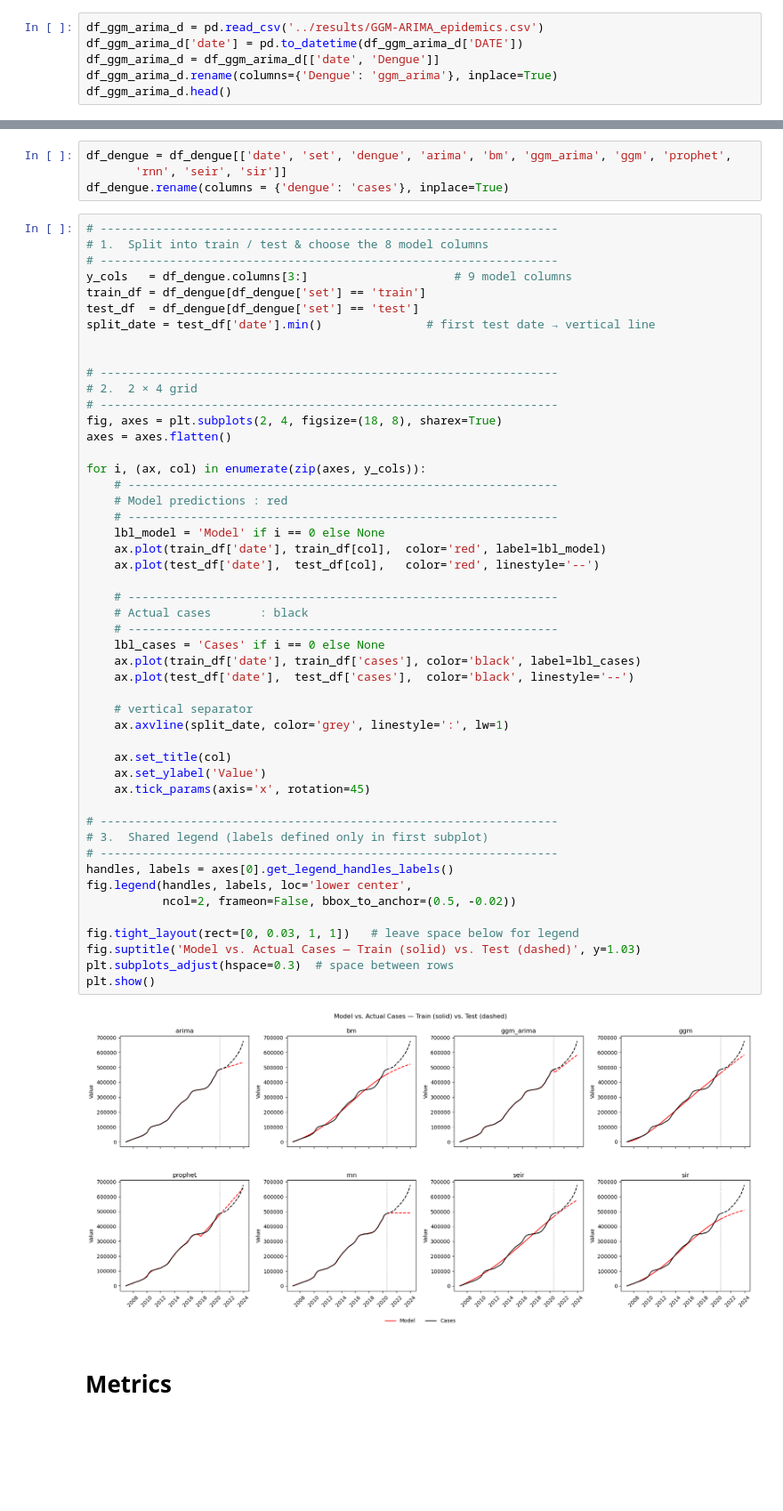
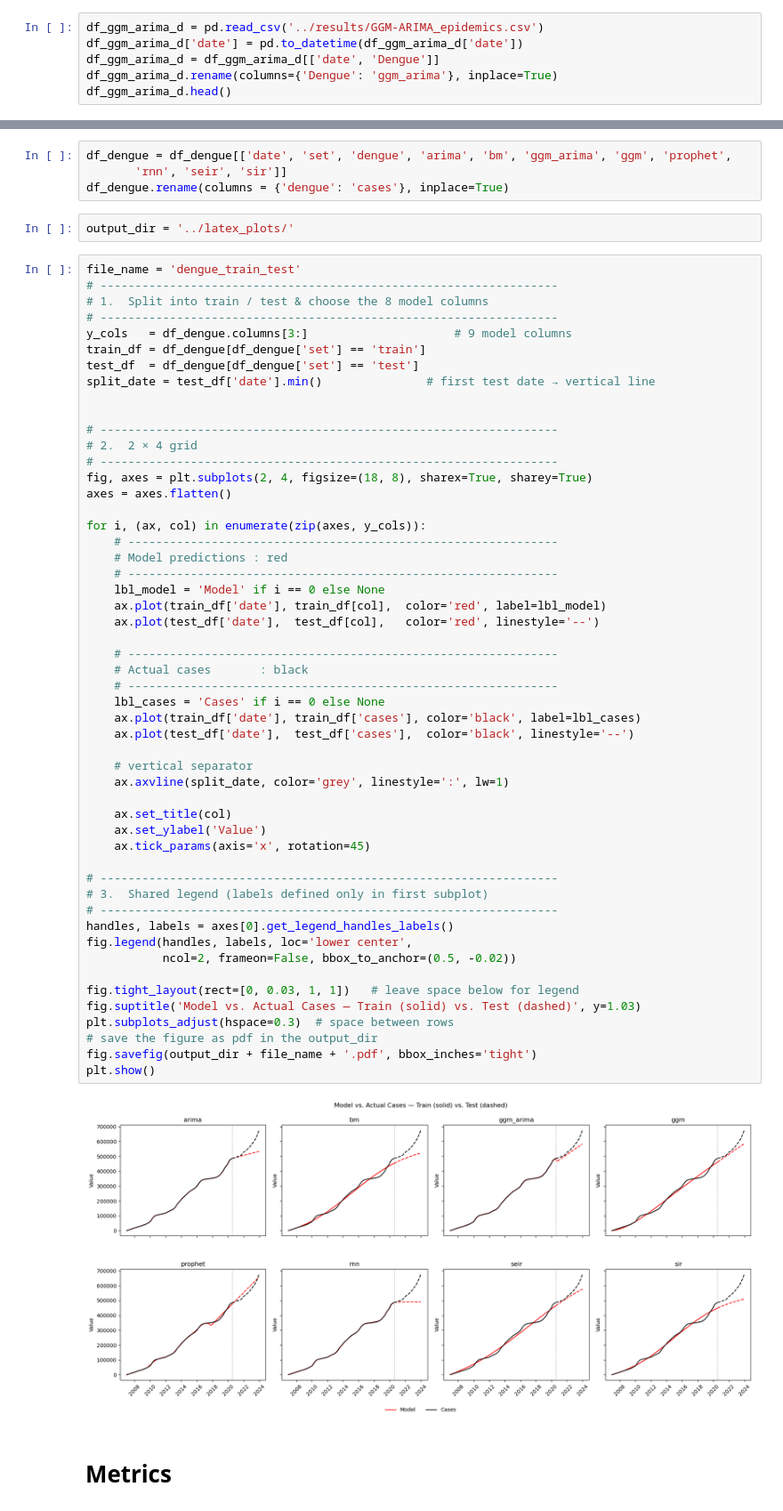
Before and after one commit to danielgvb/thesis, a Jupyter notebook: plotting/01_time_series.ipynb, the cells around one changed output, grey strips where cells are left out. Shown at 89% size. Drawn from its saved outputs; the diff is of its cells as text; blank space fills up the shorter version.

```diff
--- a/plotting/01_time_series.ipynb
+++ b/plotting/01_time_series.ipynb
@@ -531,7 +536,7 @@ df_bm_d.head()
 | 4 | 2007-01-29 | 1526.984194 |
 # %%
 df_ggm_arima_d = pd.read_csv('../results/GGM-ARIMA_epidemics.csv')
-df_ggm_arima_d['date'] = pd.to_datetime(df_ggm_arima_d['DATE'])
+df_ggm_arima_d['date'] = pd.to_datetime(df_ggm_arima_d['date'])
 df_ggm_arima_d = df_ggm_arima_d[['date', 'Dengue']]
 df_ggm_arima_d.rename(columns={'Dengue': 'ggm_arima'}, inplace=True)
 df_ggm_arima_d.head()
@@ -647,7 +652,10 @@ df_dengue
 df_dengue = df_dengue[['date', 'set', 'dengue', 'arima', 'bm', 'ggm_arima', 'ggm', 'prophet',
        'rnn', 'seir', 'sir']]
 df_dengue.rename(columns = {'dengue': 'cases'}, inplace=True)
+# %%
+output_dir = '../latex_plots/'
 # %%
+file_name = 'dengue_train_test'
 # ------------------------------------------------------------------
 # 1.  Split into train / test & choose the 8 model columns
 # ------------------------------------------------------------------
@@ -660,7 +668,7 @@ split_date = test_df['date'].min()               # first test date → vertical
 # ------------------------------------------------------------------
 # 2.  2 × 4 grid
 # ------------------------------------------------------------------
-fig, axes = plt.subplots(2, 4, figsize=(18, 8), sharex=True)
+fig, axes = plt.subplots(2, 4, figsize=(18, 8), sharex=True, sharey=True)
 axes = axes.flatten()
 
 for i, (ax, col) in enumerate(zip(axes, y_cols)):
@@ -670,34 +678,36 @@ for i, (ax, col) in enumerate(zip(axes, y_cols)):
     lbl_model = 'Model' if i == 0 else None
     ax.plot(train_df['date'], train_df[col],  color='red', label=lbl_model)
     ax.plot(test_df['date'],  test_df[col],   color='red', linestyle='--')
 
     # --------------------------------------------------------------
     # Actual cases       : black
     # --------------------------------------------------------------
     lbl_cases = 'Cases' if i == 0 else None
     ax.plot(train_df['date'], train_df['cases'], color='black', label=lbl_cases)
     ax.plot(test_df['date'],  test_df['cases'],  color='black', linestyle='--')
 
     # vertical separator
     ax.axvline(split_date, color='grey', linestyle=':', lw=1)
 
     ax.set_title(col)
     ax.set_ylabel('Value')
     ax.tick_params(axis='x', rotation=45)
 
 # ------------------------------------------------------------------
 # 3.  Shared legend (labels defined only in first subplot)
 # ------------------------------------------------------------------
 handles, labels = axes[0].get_legend_handles_labels()
 fig.legend(handles, labels, loc='lower center',
            ncol=2, frameon=False, bbox_to_anchor=(0.5, -0.02))
 
 fig.tight_layout(rect=[0, 0.03, 1, 1])   # leave space below for legend
 fig.suptitle('Model vs. Actual Cases — Train (solid) vs. Test (dashed)', y=1.03)
 plt.subplots_adjust(hspace=0.3)  # space between rows
+# save the figure as pdf in the output_dir
+fig.savefig(output_dir + file_name + '.pdf', bbox_inches='tight')
 plt.show()
 # %% [output]
-[figure, old version]
+[figure, new version]
 # %% [markdown]
 # Metrics
 # %%
```
Also changed, not shown: parts of 43 cells of this notebook, 7 other files.
